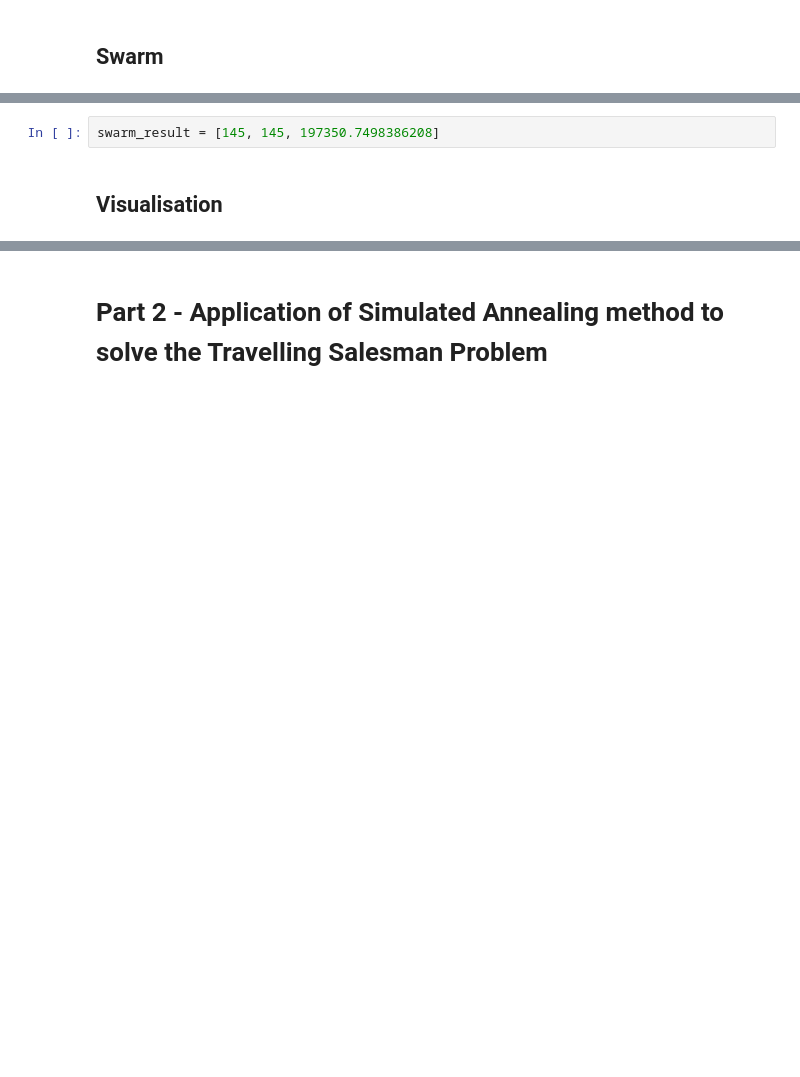
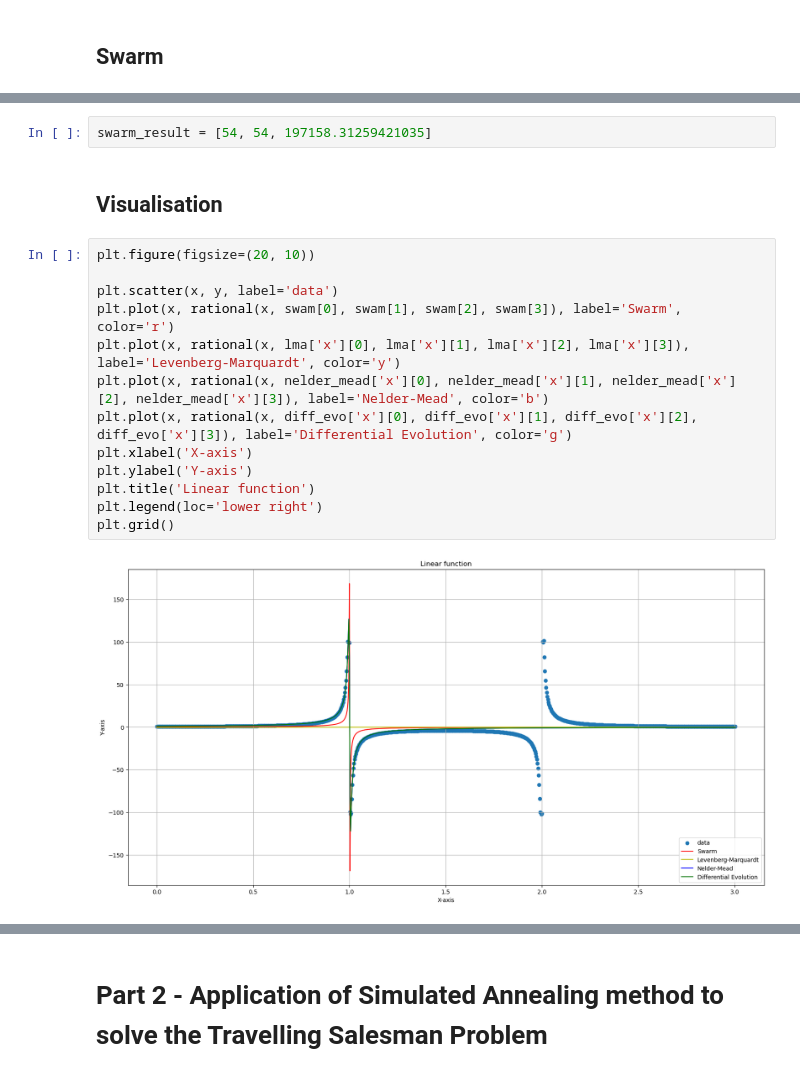
Before and after one commit to ATHigh/ITMO_labs, a Jupyter notebook: AaDoA/Task4.ipynb, the cells around one changed output, grey strips where cells are left out. Drawn from its saved outputs; the diff is of its cells as text; blank space fills up the shorter version.

```diff
--- a/AaDoA/Task4.ipynb
+++ b/AaDoA/Task4.ipynb
@@ -113,5 +114,20 @@ New best for swarm at iteration 39: [ -2.90792276   0.13268054   8.98352403 -10.
 Stopping search: Swarm best objective change less than 0.001
-# %%
-swarm_result = [145, 145, 197350.7498386208]
+# %%
+swarm_result = [54, 54, 197158.31259421035]
 # %% [markdown]
 ## Visualisation
+# %%
+plt.figure(figsize=(20, 10))
+
+plt.scatter(x, y, label='data')
+plt.plot(x, rational(x, swam[0], swam[1], swam[2], swam[3]), label='Swarm', color='r')
+plt.plot(x, rational(x, lma['x'][0], lma['x'][1], lma['x'][2], lma['x'][3]), label='Levenberg-Marquardt', color='y')
+plt.plot(x, rational(x, nelder_mead['x'][0], nelder_mead['x'][1], nelder_mead['x'][2], nelder_mead['x'][3]), label='Nelder-Mead', color='b')
+plt.plot(x, rational(x, diff_evo['x'][0], diff_evo['x'][1], diff_evo['x'][2], diff_evo['x'][3]), label='Differential Evolution', color='g')
+plt.xlabel('X-axis')
+plt.ylabel('Y-axis')
+plt.title('Linear function')
+plt.legend(loc='lower right')
+plt.grid()
+# %% [output]
+[figure, added]
```
Also changed, not shown: parts of 3 cells of this notebook.
